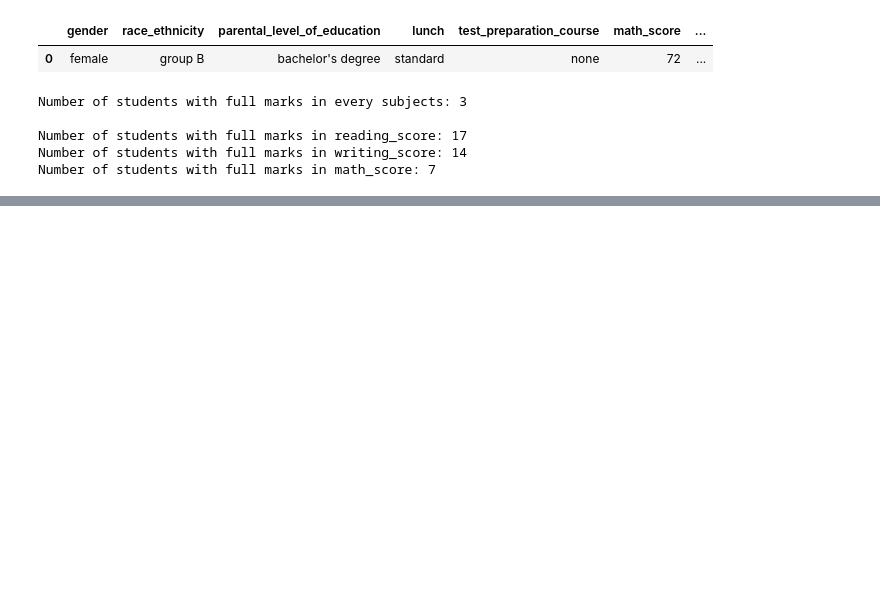
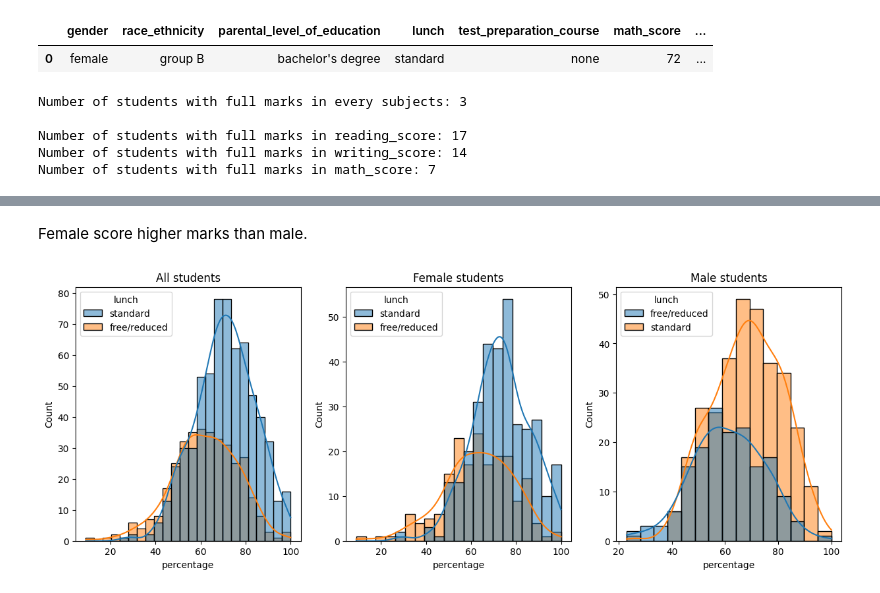
Before and after one commit to SitalAdhikari/student_mark_prediction_ml, a Jupyter notebook: notebook/EDA_analysis.ipynb, the cells around one changed output, grey strips where cells are left out. Drawn from its saved outputs; the diff is of its cells as text; code cells hidden in the pictures; blank space fills up the shorter version.

```diff
--- a/notebook/EDA_analysis.ipynb
+++ b/notebook/EDA_analysis.ipynb
@@ -151,0 +181,14 @@ Number of students with full marks in math_score: 7
+# %% [markdown]
+Female score higher marks than male.
+# %%
+fig, axes = plt.subplots(1,3, figsize=(15,5))
+
+sns.histplot(x='percentage',data=df, hue='lunch', ax=axes[0],kde=True)
+axes[0].set_title('All students')
+sns.histplot(x='percentage',data=df[df['gender']=='female'], hue='lunch', ax=axes[1],kde=True)
+axes[1].set_title('Female students')
+sns.histplot(x='percentage',data=df[df['gender']=='male'], hue='lunch', ax=axes[2],kde=True)
+axes[2].set_title('Male students')
+plt.show()
+# %% [output]
+[figure, added]
```
Also changed, not shown: parts of 21 cells of this notebook.
